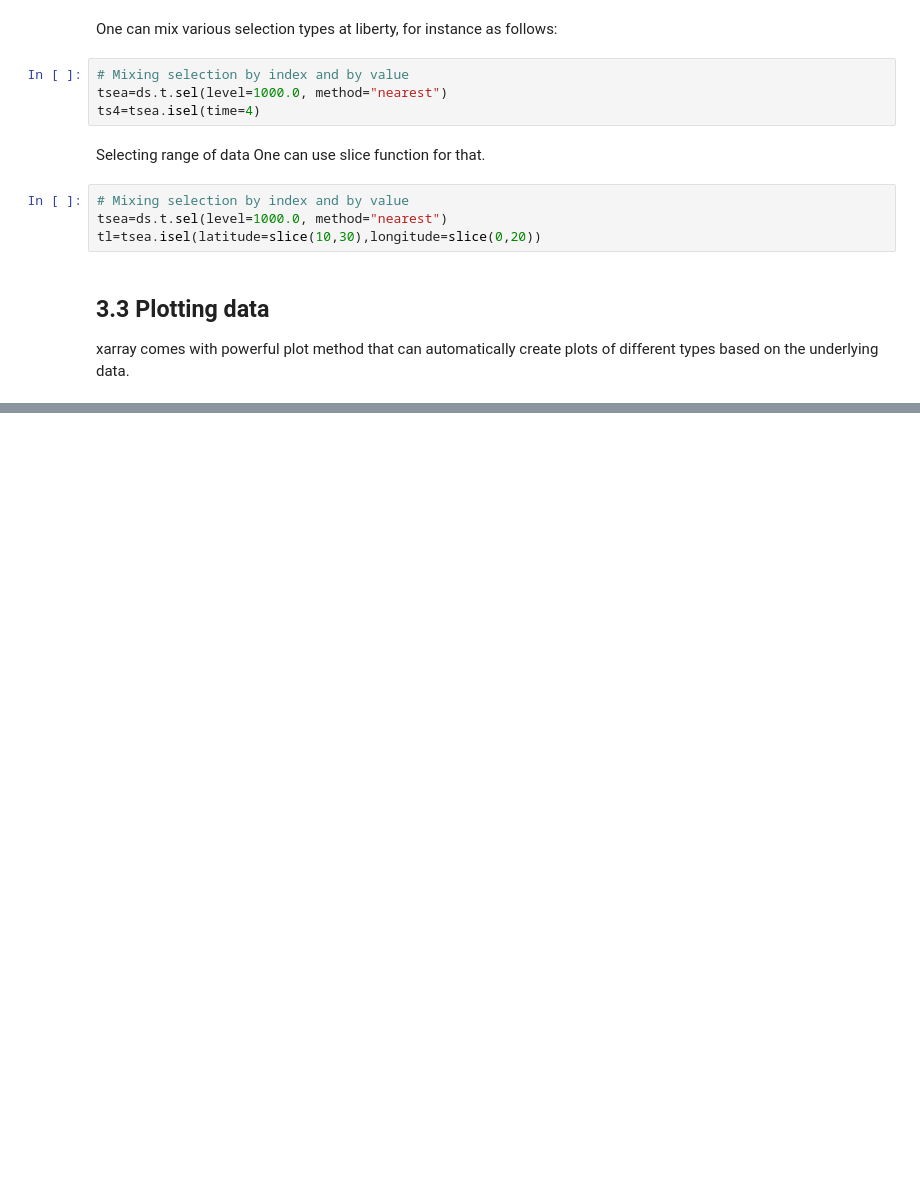
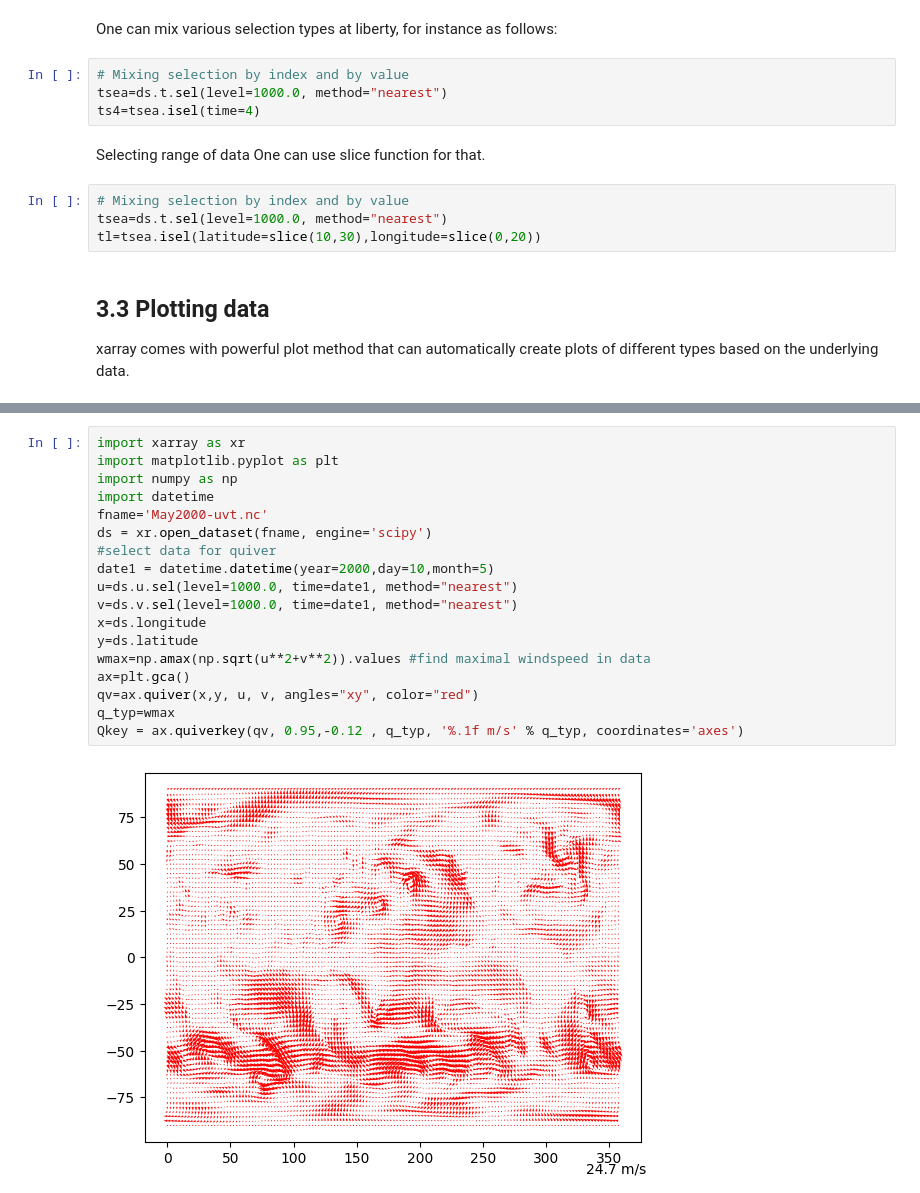
Before and after one commit to ChaPop870/63-527-Data-Analysis-of-Atm-and-Oce-using-Python-Labs, a Jupyter notebook: Lab-Report-2/Lecture 3.ipynb, the cells around one changed output, grey strips where cells are left out. Saved outputs shown, nothing was run; the diff lists cells and outputs as text; blank space fills up the shorter version.

```diff
--- a/Lab-Report-2/Lecture 3.ipynb
+++ b/Lab-Report-2/Lecture 3.ipynb
@@ -187,0 +223,20 @@ types based on the underlying data.
+# %%
+import xarray as xr
+import matplotlib.pyplot as plt
+import numpy as np
+import datetime
+fname='May2000-uvt.nc'
+ds = xr.open_dataset(fname, engine='scipy')
+#select data for quiver
+date1 = datetime.datetime(year=2000,day=10,month=5)
+u=ds.u.sel(level=1000.0, time=date1, method="nearest")
+v=ds.v.sel(level=1000.0, time=date1, method="nearest")
+x=ds.longitude
+y=ds.latitude
+wmax=np.amax(np.sqrt(u**2+v**2)).values #find maximal windspeed in data
+ax=plt.gca()
+qv=ax.quiver(x,y, u, v, angles="xy", color="red")
+q_typ=wmax
+Qkey = ax.quiverkey(qv, 0.95,-0.12 , q_typ, '%.1f m/s' % q_typ, coordinates='axes')
+# %% [output]
+[figure, added]
```
Also changed, not shown: parts of 6 cells of this notebook, 1 other file.
